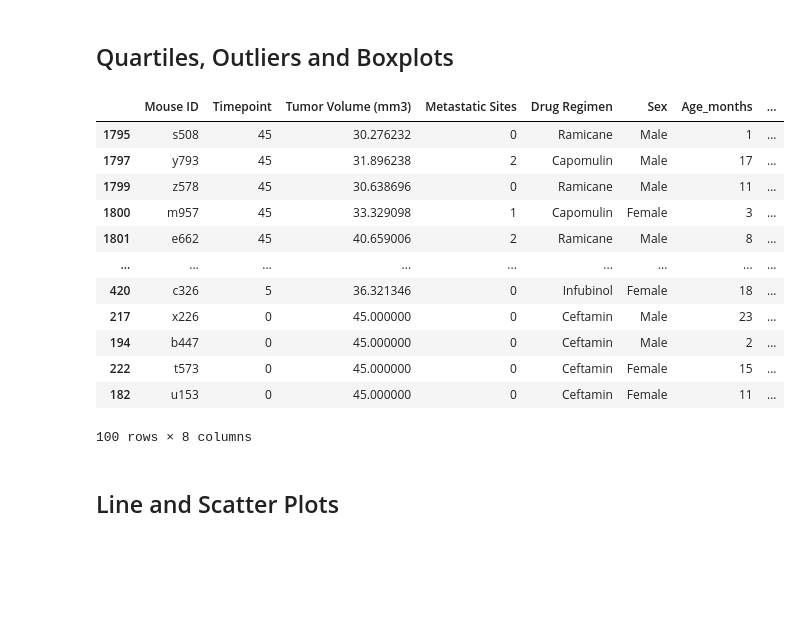
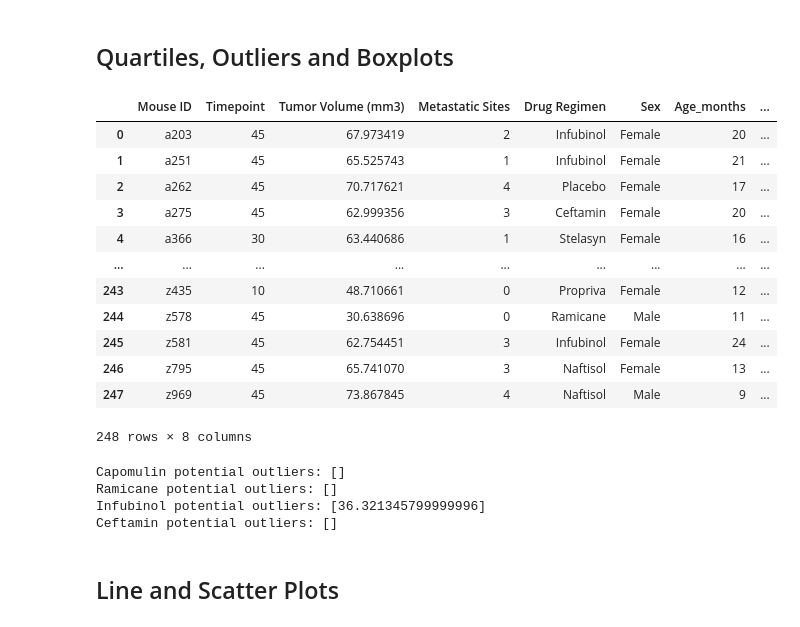
Before and after one commit to Daltonjfield/Matplotlib_homework, a Jupyter notebook: Pymaceuticals/pymaceuticals_starter.ipynb, the cells around one changed output. Saved outputs shown, nothing was run; the diff lists cells and outputs as text; code cells hidden in the pictures; blank space fills up the shorter version.

Commit message:
Created the for loop and found potential outliers

```diff
--- a/Pymaceuticals/pymaceuticals_starter.ipynb
+++ b/Pymaceuticals/pymaceuticals_starter.ipynb
@@ -156,44 +156,63 @@ Text(0, 0.5, 'Sex')
 # %%
 # Calculate the final tumor volume of each mouse across four of the treatment regimens:
 # Capomulin, Ramicane, Infubinol, and Ceftamin
 # Start by getting the last (greatest) timepoint for each mouse
-sorted_df = clean_data_df.sort_values("Timepoint", ascending = False)
-sorted_df = sorted_df.drop_duplicates(subset=["Mouse ID"])
-drug_regimens = ['Capomulin', 'Ramicane', 'Infubinol', 'Ceftamin' ]
+
+sorted_df = clean_data_df.groupby(["Mouse ID"])["Timepoint"].max()
+sorted_df = sorted_df.reset_index()
+
 # Merge this group df with the original dataframe to get the tumor volume at the last timepoint
-sorted_df = sorted_df.loc[(sorted_df["Drug Regimen"].isin(drug_regimens))]
-sorted_df
+merged_df = pd.merge(sorted_df , clean_data_df, on=["Mouse ID", "Timepoint"], how='left')
+merged_df.sort_index()
 # %% [output]
 |  | Mouse ID | Timepoint | Tumor Volume (mm3) | Metastatic Sites | Drug Regimen | Sex | Age_months | ... |
-| 1795 | s508 | 45 | 30.276232 | 0 | Ramicane | Male | 1 | ... |
-| 1797 | y793 | 45 | 31.896238 | 2 | Capomulin | Male | 17 | ... |
-| 1799 | z578 | 45 | 30.638696 | 0 | Ramicane | Male | 11 | ... |
-| 1800 | m957 | 45 | 33.329098 | 1 | Capomulin | Female | 3 | ... |
-| 1801 | e662 | 45 | 40.659006 | 2 | Ramicane | Male | 8 | ... |
+| 0 | a203 | 45 | 67.973419 | 2 | Infubinol | Female | 20 | ... |
+| 1 | a251 | 45 | 65.525743 | 1 | Infubinol | Female | 21 | ... |
+| 2 | a262 | 45 | 70.717621 | 4 | Placebo | Female | 17 | ... |
+| 3 | a275 | 45 | 62.999356 | 3 | Ceftamin | Female | 20 | ... |
+| 4 | a366 | 30 | 63.440686 | 1 | Stelasyn | Female | 16 | ... |
 | ... | ... | ... | ... | ... | ... | ... | ... | ... |
-| 420 | c326 | 5 | 36.321346 | 0 | Infubinol | Female | 18 | ... |
-| 217 | x226 | 0 | 45.000000 | 0 | Ceftamin | Male | 23 | ... |
-| 194 | b447 | 0 | 45.000000 | 0 | Ceftamin | Male | 2 | ... |
-| 222 | t573 | 0 | 45.000000 | 0 | Ceftamin | Female | 15 | ... |
-| 182 | u153 | 0 | 45.000000 | 0 | Ceftamin | Female | 11 | ... |
+| 243 | z435 | 10 | 48.710661 | 0 | Propriva | Female | 12 | ... |
+| 244 | z578 | 45 | 30.638696 | 0 | Ramicane | Male | 11 | ... |
+| 245 | z581 | 45 | 62.754451 | 3 | Infubinol | Female | 24 | ... |
+| 246 | z795 | 45 | 65.741070 | 3 | Naftisol | Female | 13 | ... |
+| 247 | z969 | 45 | 73.867845 | 4 | Naftisol | Male | 9 | ... |
-100 rows × 8 columns
+248 rows × 8 columns
 # %%
 # Put treatments into a list for for loop (and later for plot labels)
-
+drug_regimens = ["Capomulin", "Ramicane", "Infubinol", "Ceftamin"]
 
 # Create empty list to fill with tumor vol data (for plotting)
-
+tumor_volume = []
 
 # Calculate the IQR and quantitatively determine if there are any potential outliers.
+for treatment in drug_regimens:
 
 
     # Locate the rows which contain mice on each drug and get the tumor volumes
+    tumor = merged_df.loc[merged_df["Drug Regimen"] == treatment, "Tumor Volume (mm3)"]
 
 
     # add subset
-
+    tumor_volume.append(tumor)
 
     # Determine outliers using upper and lower bounds
+
+    quartiles = tumor.quantile([0.25, 0.5, 0.75])
+    lowerq = quartiles[0.25]
+    upperq = quartiles[0.75]
+    iqr = upperq-lowerq
+
+    lower_bound = lowerq - (1.5*iqr)
+    upper_bound = upperq + (1.5*iqr)
+
+    outlier = [x for x in tumor if (x>upper_bound)|(x<lower_bound)]
+    print(f'{treatment} potential outliers: {outlier}')
+# %% [output]
+Capomulin potential outliers: []
+Ramicane potential outliers: []
+Infubinol potential outliers: [36.321345799999996]
+Ceftamin potential outliers: []
 # %%
 # Generate a box plot of the final tumor volume of each mouse across four regimens of interest
 # %% [markdown]
```
